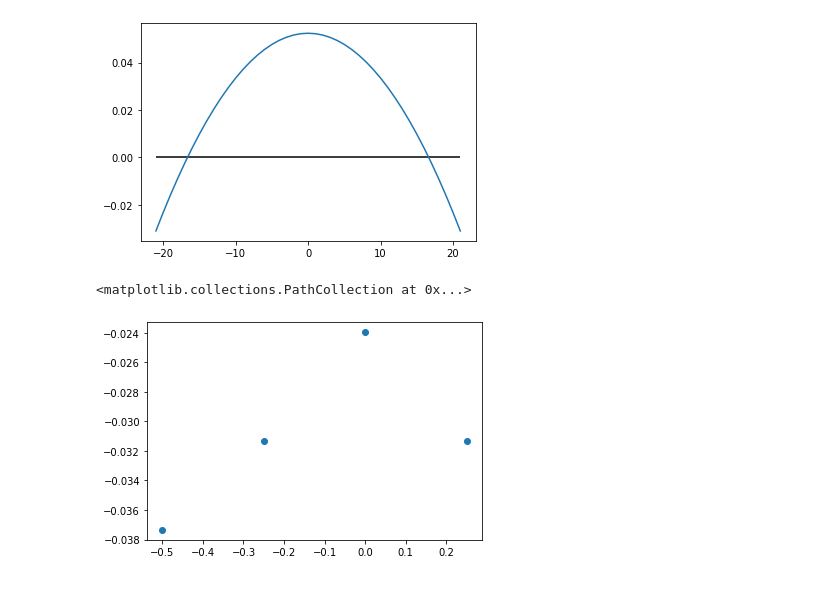
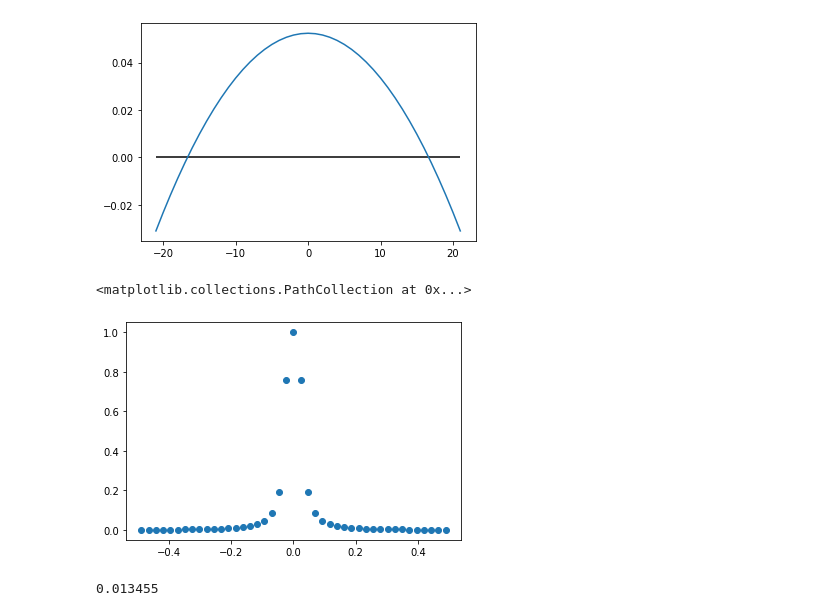
Before and after one commit to felipeangelimvieira/seal_parameter_identification, a Jupyter notebook: draft-notebooks/savgol_filter.ipynb, the cells around one changed output. Saved outputs shown, nothing was run; the diff lists cells and outputs as text; code cells hidden in the pictures.

```diff
--- a/draft-notebooks/savgol_filter.ipynb
+++ b/draft-notebooks/savgol_filter.ipynb
@@ -43,9 +43,13 @@ plt.plot(x, H[0, :])
 [<matplotlib.lines.Line2D at 0x...>]
 [figure]
 # %%
-h = fftshift(fft(H[:, 0]))
+h = fftshift(fft(H[0, :]))
 f = fftshift(fftfreq(h.shape[0]))
-plt.scatter(f, h)
+plt.scatter(f, np.abs(h))
 # %% [output]
 <matplotlib.collections.PathCollection at 0x...>
-[figure, old version]
+[figure, new version]
+# %%
+69/(1/0.000195)
+# %% [output]
+0.013455
```
Also changed, not shown: parts of 5 cells of this notebook, 2 other files.
